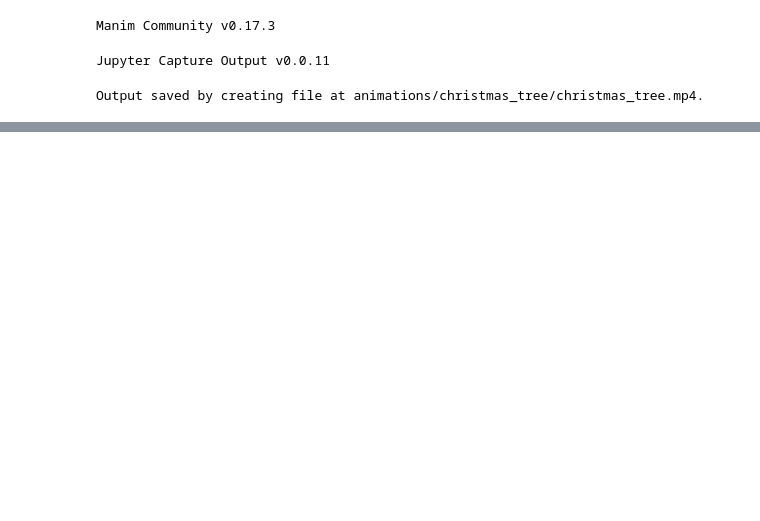
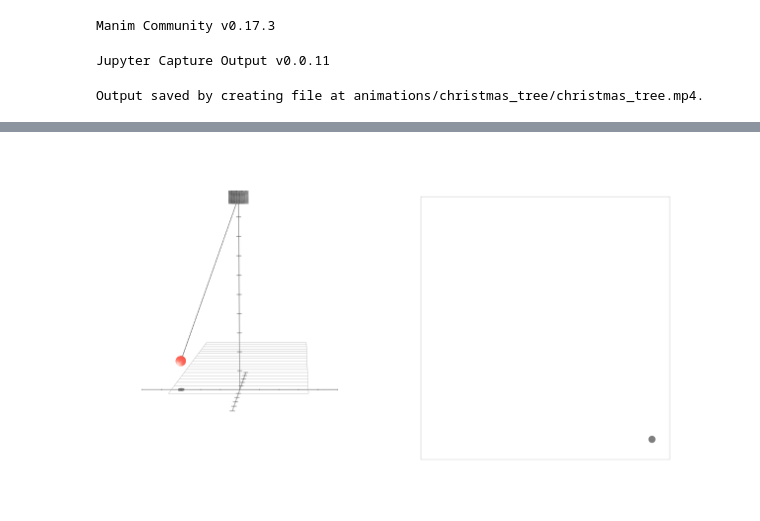
Before and after one commit to CVC97/Physics-Education-Animations, a Jupyter notebook: christmas_tree.ipynb, the cells around one changed output, grey strips where cells are left out. Cells and saved outputs as stored; diff of their text form; code cells hidden in the pictures; blank space fills up the shorter version.

```diff
--- a/christmas_tree.ipynb
+++ b/christmas_tree.ipynb
@@ -58,7 +65,7 @@ def noise_for_coord(x, y):
     return sand_list
 # %%
 %%capture_video --path "animations/christmas_tree/christmas_tree.mp4"
-%%manim -qh --fps 60 $video_scene
+%%manim -qm --fps 10 $video_scene
 
 
 # function in use for the drawing
@@ -78,10 +85,13 @@ class ct_Scene(ThreeDScene):
         CO3D_y_range = (-5, 5, 1)
         CO3D_z_range = (0, 10.25, 1)
         ax = ThreeDAxes(
-            x_range = CO3D_x_range, y_range = CO3D_y_range, z_range = CO3D_z_range,
-            x_length = 8, y_length = 8, z_length = 8, axis_config = {'stroke_color': BLACK, 'tip_length': 0.05, 'tip_width': 0.3},
-            z_axis_config = {'color': BLACK},
+            x_range = CO3D_x_range, y_range = CO3D_y_range, z_range = CO3D_z_range, x_length = 8, y_length = 8, z_length = 8, axis_config = {'stroke_color': BLACK},
+            z_axis_config = {'color': BLACK}, tips = False,
             ).set_opacity(0.4)
+
+
+        # 2D coordination system
+        ax1 = Axes(x_range = [-5, 5, 1], y_range = [-1, 10, 1], x_length = 8, y_length = 5, tips = False, axis_config = {"stroke_opacity": 0.5, "stroke_color": BLACK,}).move_to(center_of_frame + np.array([5.5, -1, 0])).set_opacity(0.25)
 
 
         # spherical pendulum anchor
@@ -109,8 +119,8 @@ class ct_Scene(ThreeDScene):
         # paper
         paper_x_min = -3.5
         paper_x_max = 3.5
-        paper_y_min = -20
-        paper_y_max = 0
+        paper_y_min = -17
+        paper_y_max = 1
         pos_list = [
             ax.c2p(paper_x_min, paper_y_min, 0),
             ax.c2p(paper_x_min, paper_y_max, 0),
@@ -118,27 +128,32 @@ class ct_Scene(ThreeDScene):
             ax.c2p(paper_x_max, paper_y_min, 0),
         ]
         paper_rect_group = VGroup()
-        for y_i in range(1, 19):
+        y_range = paper_y_max - paper_y_min
+        for y_i in range(1, int(y_range)):
             y_range = paper_y_max - paper_y_min
-            y_increment = y_range / 19
-            increment_line = Line(start = ax.c2p(paper_x_min, paper_y_min + y_i*y_increment, 0), end = ax.c2p(paper_x_max, paper_y_min + y_i*y_increment, 0), color = GREY, stroke_width = 0.5)
+            increment_line = Line(start = ax.c2p(paper_x_min, paper_y_min + y_i, 0), end = ax.c2p(paper_x_max, paper_y_min + y_i, 0), color = GREY, stroke_width = 0.5)
             paper_rect_group.add(increment_line)
 
         paper_rect = Polygon(*pos_list, color = GREY, stroke_width = 0.5)
+        paper_rect_2D = Polygon(ax1.c2p(paper_x_min, -1, 0), ax1.c2p(paper_x_min, 12, 0), ax1.c2p(paper_x_max, 12, 0), ax1.c2p(paper_x_max, -1, 0), color = GREY, stroke_width = 0.5)
         #paper_rect.base_coord = rect_paper.get_center()
         paper_rect_group.add(paper_rect)
         paper_rect_group.base_coord = paper_rect_group.get_center()
         #print(ax.c2p(*paper_rect_group.base_coord))
 
 
-        # 2D coordination system
-        ax1 = Axes(x_range = [-5, 5, 1], y_range = [-1, 10, 1], x_length = 8, y_length = 6, axis_config = {"stroke_opacity": 0.5, "stroke_color": BLACK}).move_to(center_of_frame + np.array([5.5, -1, 0])).set_opacity(0.25)
+        # constant shift updater
+        fps_correction = 6      # (6 for 10 fps, 1 for 60 fps)
+        def shift2_updater(mobject):
+            mobject.shift(ax.c2p(0, 1 / 40 * fps_correction, 0) - ax.c2p(0, 0, 0))
 
 
-        # constant shift updater
-        fps_correction = 1
-        def shift2_updater(mobject):
-            mobject.shift(ax.c2p(0, 1 / 40 * fps_correction, 0) - ax.c2p(0, 0, 0))
+        sigma_noise = 5
+        leaking_rate = 1 * fps_correction
+
+
+        pendulum = create_pendulum(3)
+        shadow = Dot(point = ax1.c2p(x_underdamped(0), y_speed(0), 0), color = BLACK, fill_opacity = 0.5)
 
 
         # pendulum updater
@@ -146,7 +161,7 @@ class ct_Scene(ThreeDScene):
             t = t_tracker.get_value()
             x = used_function(t)
             y = y_speed(t)
-            sand_list = noise_for_coord(x, y)
+            sand_list = noise_for_coord(x, y, sigma_noise, leaking_rate)
             for coord in sand_list:
                 self.add(Dot(point = ax1.c2p(*coord), radius = 0.025, color = GREEN))
                 dot3D = Dot3D(point = ax.c2p(-coord[0], 0, 0), radius = 0.025, color = GREEN)
@@ -155,19 +170,28 @@ class ct_Scene(ThreeDScene):
             pendulum.become(create_pendulum(-x))
 
 
-        pendulum = create_pendulum(3)
+        def shadow_updater(shadow):
+            t = t_tracker.get_value()
+            x = used_function(t)
+            y = y_speed(t)
+            shadow.move_to(ax1.c2p(x, y, 0))
+
+
         self.add(cylinder)
         self.add(pendulum)
-        self.add(paper_rect_group)
+        self.add(shadow)
+        self.add(paper_rect_group, paper_rect_2D)
 
-        self.add(ax1)
         self.add(ax)
+        #self.add(ax1)
 
-        t_tracker = ValueTracker(0)
-        pendulum.add_updater(pendulum_updater)
-        paper_rect_group.add_updater(shift2_updater)
-        self.play(t_tracker.animate.set_value(3*2*PI + PI/2), rate_func = linear, run_time = 10)
-        pendulum.remove_updater(pendulum_updater)
-        self.wait(5)
+        # t_tracker = ValueTracker(0)
+        # pendulum.add_updater(pendulum_updater)
+        # shadow.add_updater(shadow_updater)
+        # paper_rect_group.add_updater(shift2_updater)
+        # self.play(t_tracker.animate.set_value(3*2*PI + PI/2), rate_func = linear, run_time = 10)
+        # pendulum.remove_updater(pendulum_updater)
+        # shadow.remove_updater(shadow_updater)
+        # self.wait(5)
 # %% [output]
 Output saved by creating file at animations/christmas_tree/christmas_tree.mp4.
@@ -175,2 +198,3 @@ Output saved by creating file at animations/christmas_tree/christmas_tree.mp4.
+[figure, added]
 # %%
 %%capture_video --path "animations/christmas_tree/christmas_tree_right.mp4"
```
Also changed, not shown: parts of 4 cells of this notebook.
